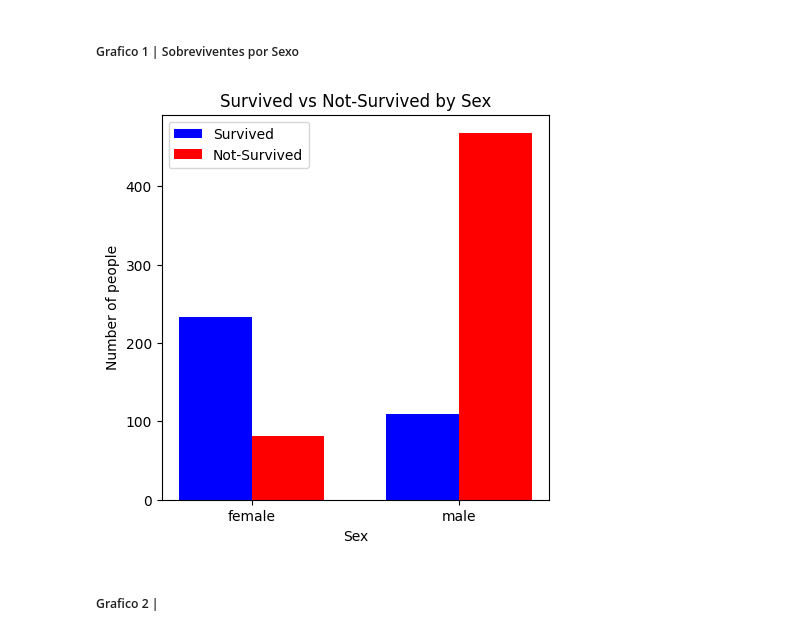
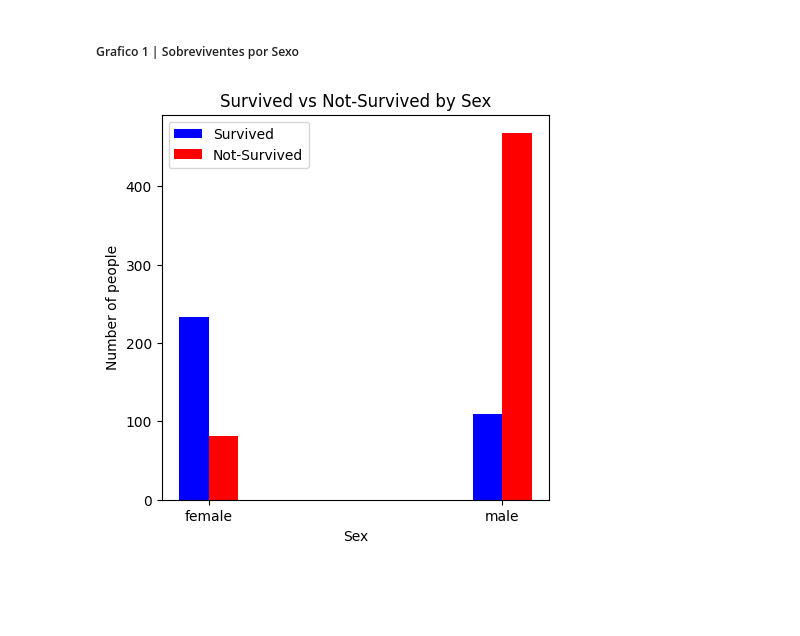
Before and after one commit to WesleyAlvesDS/Projetos, a Jupyter notebook: ProjetoTitanic/titanic_analitcs.ipynb, the cells around one changed output. Cells and saved outputs as stored; diff of their text form; code cells hidden in the pictures; blank space fills up the shorter version.

```diff
--- a/ProjetoTitanic/titanic_analitcs.ipynb
+++ b/ProjetoTitanic/titanic_analitcs.ipynb
@@ -137,22 +150,20 @@ Name: count, dtype: int64
 # %%
 varx = survived_in_sex.index
 vary1 = survived_in_sex['Survived']
 vary2 = survived_in_sex['Not-Survived']
 fig , ax = plt.subplots(figsize=(5,5))
 x = np.arange(len(varx))  # Posições no eixo x (ex: [0, 1])
-width = 0.35  # Largura das barras
+width = 0.10  # Largura das barras
 # Plotando as barras lado a lado
 ax.bar(x - width/2, vary1, width, label='Survived', color='b')  # Barras de 'Survived'
 ax.bar(x + width/2, vary2, width, label='Not-Survived', color='r')  # Barras de 'Not-Survived'
 # Configurando os rótulos e título
 ax.set_xlabel('Sex')
 ax.set_ylabel('Number of people')
 ax.set_xticks(x)  # Ajustando as posições dos rótulos do eixo x
 ax.set_xticklabels(varx)  # Definindo os rótulos do eixo x como 'male' e 'female'
 ax.set_title('Survived vs Not-Survived by Sex')
 ax.legend() # Adicionando uma legenda
 plt.show() # Exibindo o gráfico
 # %% [output]
-[figure, old version]
+[figure, new version]
-# %% [markdown]
-##### Grafico 2 |
```
Also changed, not shown: parts of 5 cells of this notebook.
